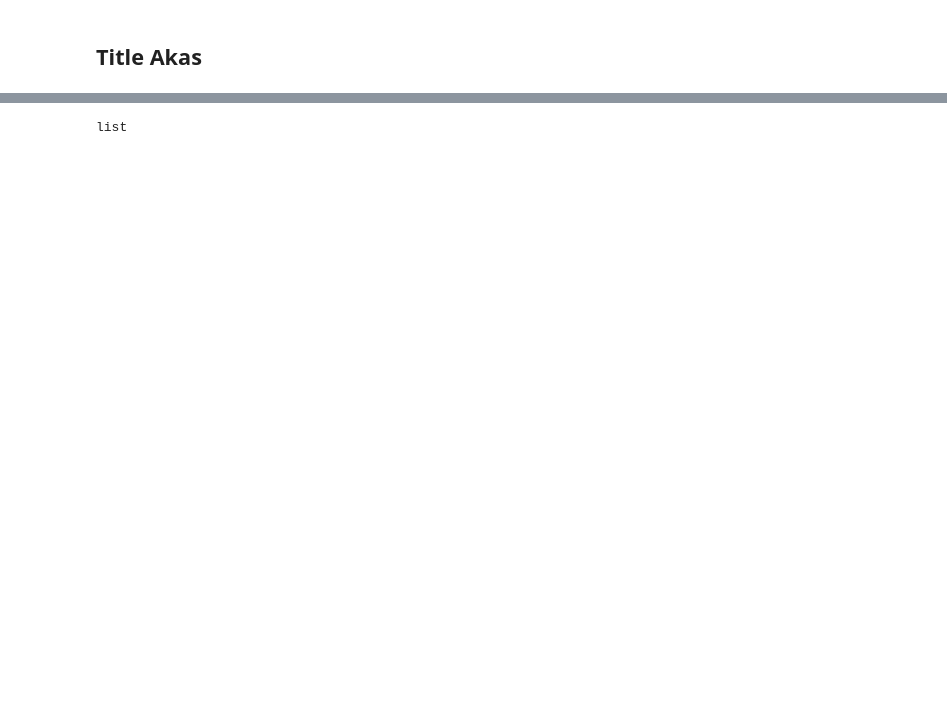
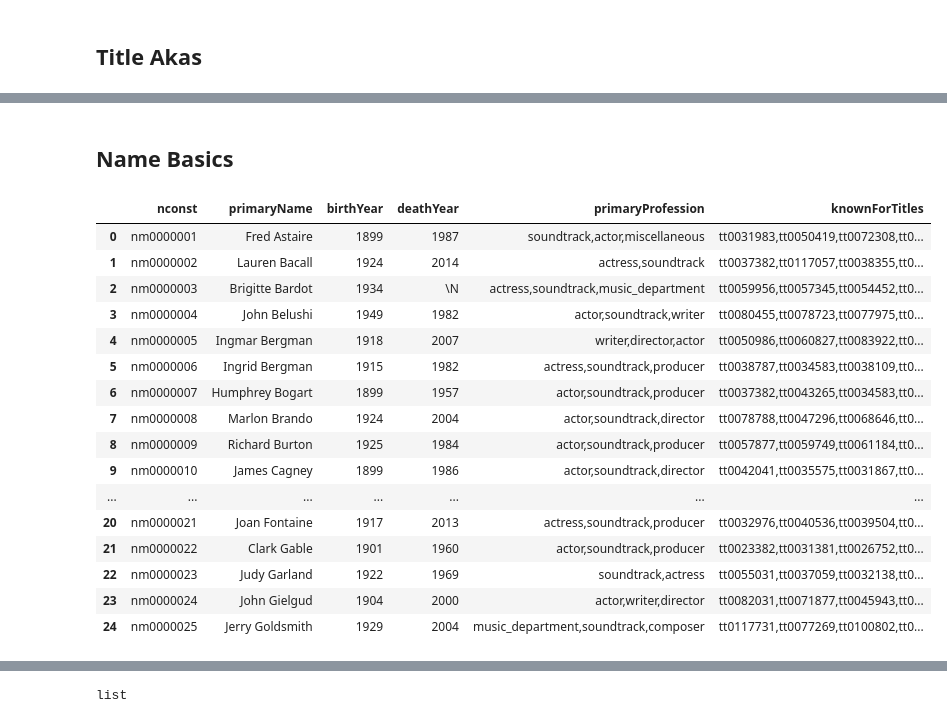
Before and after one commit to abasiamaakpan/Movie_Database_Application, a Jupyter notebook: Imdb_Database_App.ipynb, the cells around one changed output, grey strips where cells are left out. Saved outputs shown, nothing was run; the diff lists cells and outputs as text; code cells hidden in the pictures; blank space fills up the shorter version.

```diff
--- a/Imdb_Database_App.ipynb
+++ b/Imdb_Database_App.ipynb
@@ -709,3 +716,26 @@ cursor=connection.cursor()
+# %% [markdown]
+## Name Basics
+# %%
+name_basics = pd.read_csv('name.basics.tsv', nrows=25, delimiter='\t',encoding='utf-8')
+name_basics
+# %% [output]
+|  | nconst | primaryName | birthYear | deathYear | primaryProfession | knownForTitles |
+| 0 | nm0000001 | Fred Astaire | 1899 | 1987 | soundtrack,actor,miscellaneous | tt0031983,tt0050419,tt0072308,tt0... |
+| 1 | nm0000002 | Lauren Bacall | 1924 | 2014 | actress,soundtrack | tt0037382,tt0117057,tt0038355,tt0... |
+| 2 | nm0000003 | Brigitte Bardot | 1934 | \N | actress,soundtrack,music_department | tt0059956,tt0057345,tt0054452,tt0... |
+| 3 | nm0000004 | John Belushi | 1949 | 1982 | actor,soundtrack,writer | tt0080455,tt0078723,tt0077975,tt0... |
+| 4 | nm0000005 | Ingmar Bergman | 1918 | 2007 | writer,director,actor | tt0050986,tt0060827,tt0083922,tt0... |
+| 5 | nm0000006 | Ingrid Bergman | 1915 | 1982 | actress,soundtrack,producer | tt0038787,tt0034583,tt0038109,tt0... |
+| 6 | nm0000007 | Humphrey Bogart | 1899 | 1957 | actor,soundtrack,producer | tt0037382,tt0043265,tt0034583,tt0... |
+| 7 | nm0000008 | Marlon Brando | 1924 | 2004 | actor,soundtrack,director | tt0078788,tt0047296,tt0068646,tt0... |
+| 8 | nm0000009 | Richard Burton | 1925 | 1984 | actor,soundtrack,producer | tt0057877,tt0059749,tt0061184,tt0... |
+| 9 | nm0000010 | James Cagney | 1899 | 1986 | actor,soundtrack,director | tt0042041,tt0035575,tt0031867,tt0... |
+| ... | ... | ... | ... | ... | ... | ... |
+| 20 | nm0000021 | Joan Fontaine | 1917 | 2013 | actress,soundtrack,producer | tt0032976,tt0040536,tt0039504,tt0... |
+| 21 | nm0000022 | Clark Gable | 1901 | 1960 | actor,soundtrack,producer | tt0023382,tt0031381,tt0026752,tt0... |
+| 22 | nm0000023 | Judy Garland | 1922 | 1969 | soundtrack,actress | tt0055031,tt0037059,tt0032138,tt0... |
+| 23 | nm0000024 | John Gielgud | 1904 | 2000 | actor,writer,director | tt0082031,tt0071877,tt0045943,tt0... |
+| 24 | nm0000025 | Jerry Goldsmith | 1929 | 2004 | music_department,soundtrack,composer | tt0117731,tt0077269,tt0100802,tt0... |
 # %%
 def preprocess_dataframe_name_basics(data_frame):
     name_basics_new_series=data_frame
```
Also changed, not shown: parts of 51 cells of this notebook.
